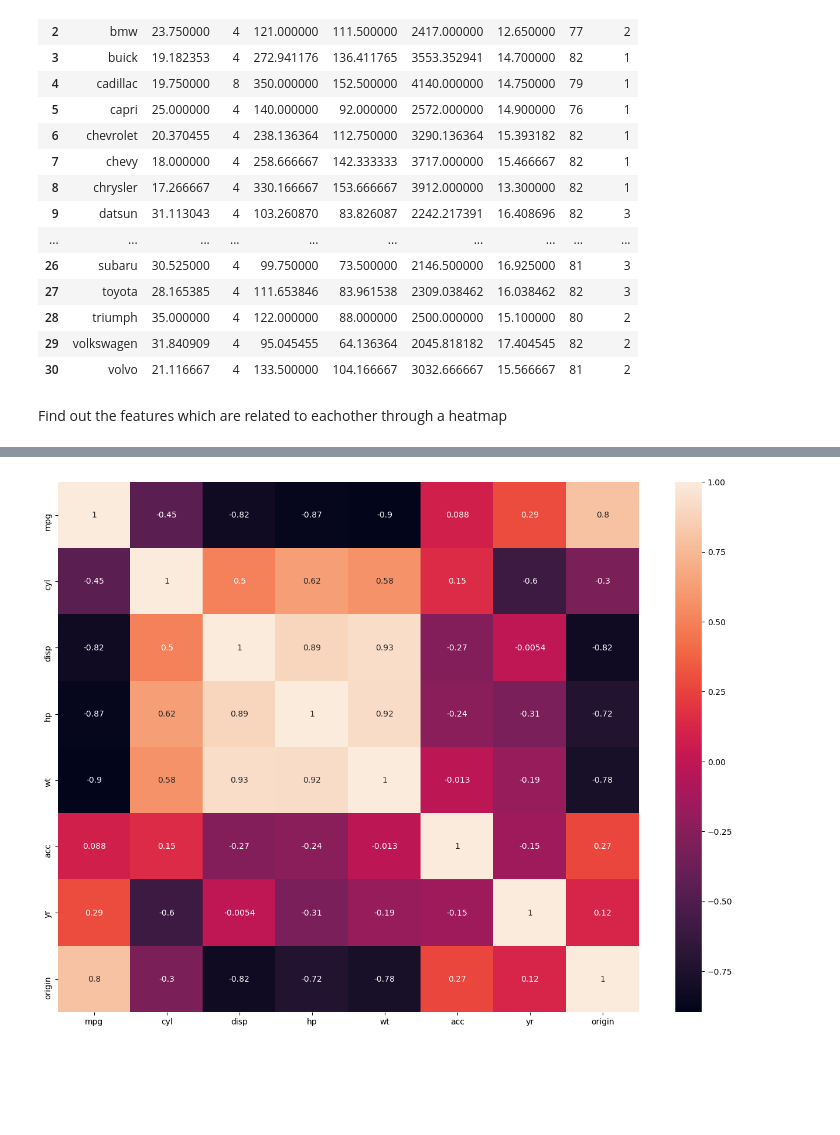
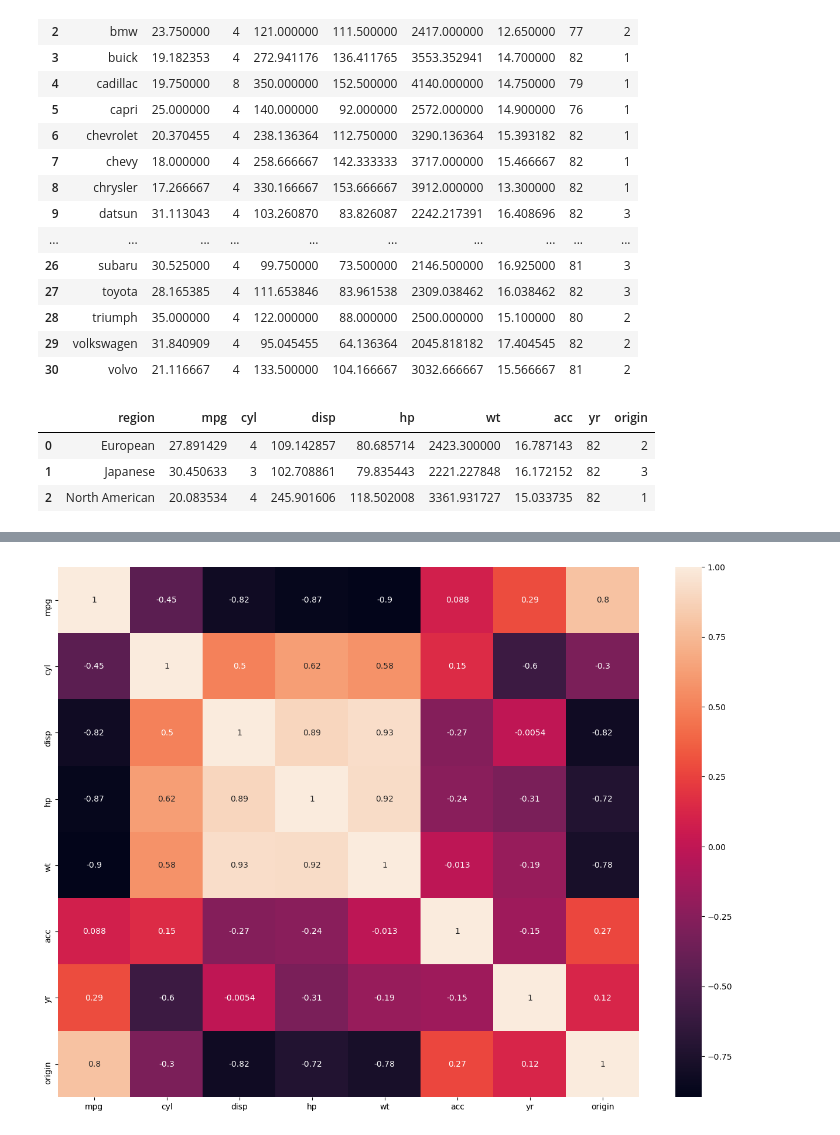
Before and after one commit to dinuthomas/rostho, a Jupyter notebook: cars/ProjectWork.ipynb, the cells around one changed output, grey strips where cells are left out. Saved outputs shown, nothing was run; the diff lists cells and outputs as text; code cells hidden in the pictures; blank space fills up the shorter version.

```diff
--- a/cars/ProjectWork.ipynb
+++ b/cars/ProjectWork.ipynb
@@ -73,5 +127,12 @@ df2
 | 28 | triumph | 35.000000 | 4 | 122.000000 | 88.000000 | 2500.000000 | 15.100000 | 80 | 2 |
 | 29 | volkswagen | 31.840909 | 4 | 95.045455 | 64.136364 | 2045.818182 | 17.404545 | 82 | 2 |
 | 30 | volvo | 21.116667 | 4 | 133.500000 | 104.166667 | 3032.666667 | 15.566667 | 81 | 2 |
-# %% [markdown]
-Find out the features which are related to eachother through a heatmap
+# %%
+df3= df1.groupby(['region']).agg({'mpg':'mean', 'cyl':'min', 'disp':'mean', 'hp':'mean', 'wt':'mean', 'acc':'mean', 'yr':'max', 'origin':'min'})
+df3=df3.reset_index()
+df3
+# %% [output]
+|  | region | mpg | cyl | disp | hp | wt | acc | yr | origin |
+| 0 | European | 27.891429 | 4 | 109.142857 | 80.685714 | 2423.300000 | 16.787143 | 82 | 2 |
+| 1 | Japanese | 30.450633 | 3 | 102.708861 | 79.835443 | 2221.227848 | 16.172152 | 82 | 3 |
+| 2 | North American | 20.083534 | 4 | 245.901606 | 118.502008 | 3361.931727 | 15.033735 | 82 | 1 |
```
Also changed, not shown: parts of 17 cells of this notebook.
